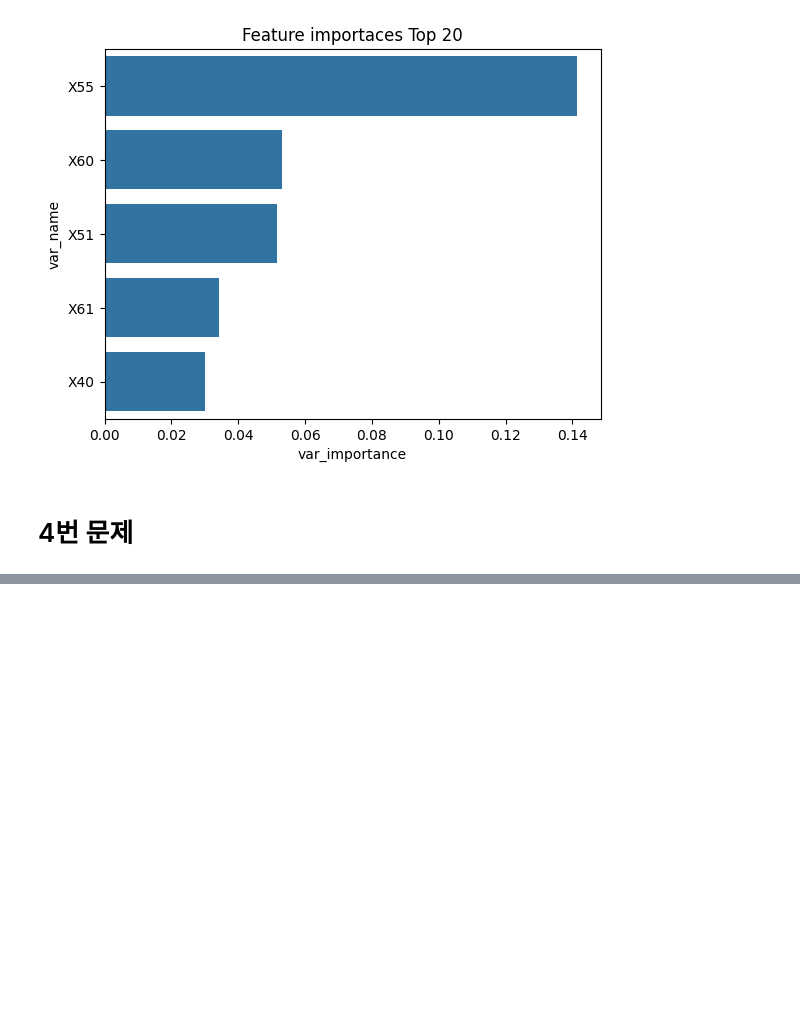
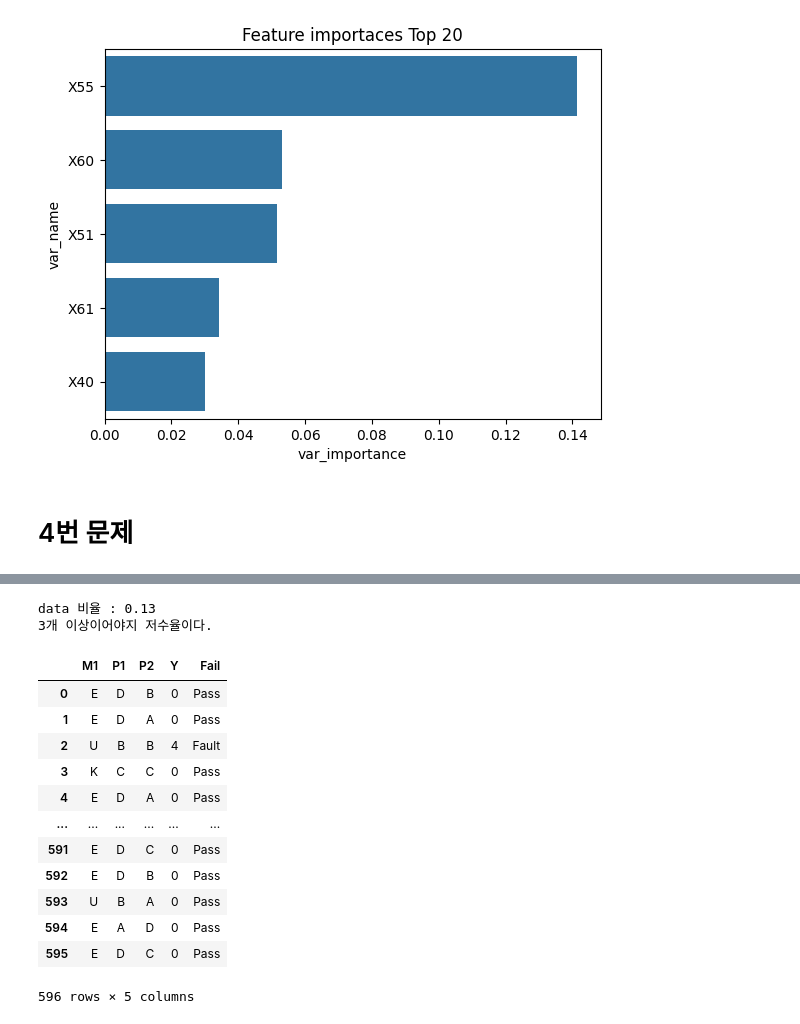
Before and after one commit to bonheon/learning-website, a Jupyter notebook: DSS Python/Data lv4/24년도 실습문제/24년도 실습 문제 풀이.ipynb, the cells around one changed output, grey strips where cells are left out. Cells and saved outputs as stored; diff of their text form; code cells hidden in the pictures; blank space fills up the shorter version.

```diff
--- a/DSS Python/Data lv4/24년도 실습문제/24년도 실습 문제 풀이.ipynb
+++ b/DSS Python/Data lv4/24년도 실습문제/24년도 실습 문제 풀이.ipynb
@@ -333,3 +333,10 @@ f1_score:
 [figure]
 # %% [markdown]
 # 4번 문제
+# %%
+import pandas as pd
+import numpy as np
+import matplotlib.pyplot as plt
+
+
+data = pd.read_csv('dataset/1회차 인증 실기 4번.csv')
@@ -335,0 +359,22 @@ f1_score:
+# %%
+data['Fail'] = data['Y'].apply(lambda x : "Fault" if x>3 else 'Pass')
+
+print(f"data 비율 : {data['Fail'].value_counts()['Fault'] / len(data):.2f}")
+print("3개 이상이어야지 저수율이다.")
+data
+# %% [output]
+data 비율 : 0.13
+3개 이상이어야지 저수율이다.
+|  | M1 | P1 | P2 | Y | Fail |
+| 0 | E | D | B | 0 | Pass |
+| 1 | E | D | A | 0 | Pass |
+| 2 | U | B | B | 4 | Fault |
+| 3 | K | C | C | 0 | Pass |
+| 4 | E | D | A | 0 | Pass |
+| ... | ... | ... | ... | ... | ... |
+| 591 | E | D | C | 0 | Pass |
+| 592 | E | D | B | 0 | Pass |
+| 593 | U | B | A | 0 | Pass |
+| 594 | E | A | D | 0 | Pass |
+| 595 | E | D | C | 0 | Pass |
+596 rows × 5 columns
```
Also changed, not shown: parts of 2 cells of this notebook.
